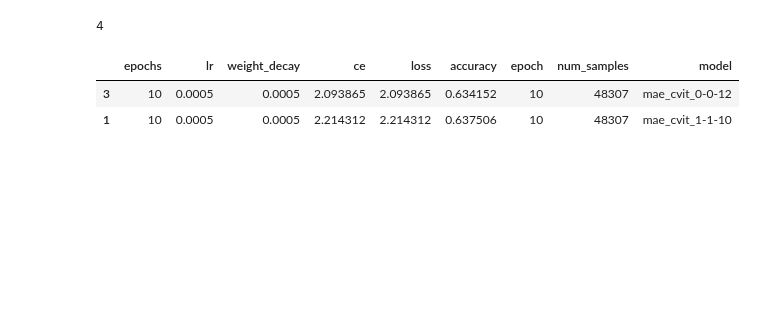
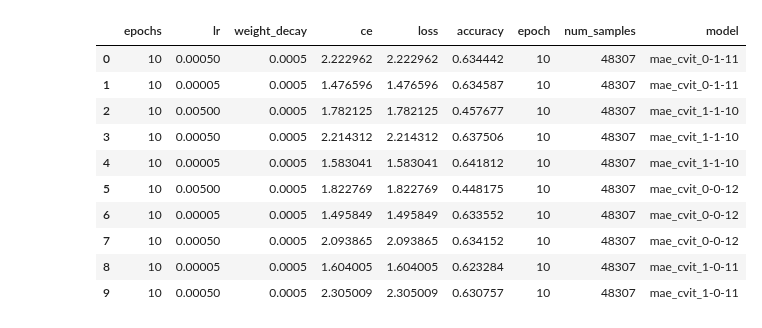
Before and after one commit to uiuctml/GeospatialFM, a Jupyter notebook: collect_results.ipynb, the cells around one changed output. Cells and saved outputs as stored; diff of their text form; code cells hidden in the pictures; blank space fills up the shorter version.

```diff
--- a/collect_results.ipynb
+++ b/collect_results.ipynb
@@ -38,27 +43,34 @@ target_logs
 # %%
 df_all = pd.DataFrame()
 for target_log in target_logs:
     name = '_'.join(target_log.split('_')[-3:])
     try:
         path = f'./results/logs/{target_log}/ft_metrics.csv'
         df = pd.read_csv(path)
         df.sort_values(by=[metric], inplace=True)
     except:
         continue
     # add model name
     df['model'] = name
     df_all = pd.concat([df_all, df], ignore_index=True)
 # df_all.sort_values(by=[metric], inplace=True)
 # get the best lr for each model
-df_all_best = df_all.loc[df_all.groupby('model')[metric].idxmax()]
-print(len(df_all))
-df_all_best.sort_values(by=[metric])
-# df_all
+# df_all_best = df_all.loc[df_all.groupby('model')[metric].idxmax()]
+# print(len(df_all))
+# df_all_best.sort_values(by=[metric])
+df_all
 # %% [output]
-4
 |  | epochs | lr | weight_decay | ce | loss | accuracy | epoch | num_samples | model |
-| 3 | 10 | 0.0005 | 0.0005 | 2.093865 | 2.093865 | 0.634152 | 10 | 48307 | mae_cvit_0-0-12 |
-| 1 | 10 | 0.0005 | 0.0005 | 2.214312 | 2.214312 | 0.637506 | 10 | 48307 | mae_cvit_1-1-10 |
+| 0 | 10 | 0.00050 | 0.0005 | 2.222962 | 2.222962 | 0.634442 | 10 | 48307 | mae_cvit_0-1-11 |
+| 1 | 10 | 0.00005 | 0.0005 | 1.476596 | 1.476596 | 0.634587 | 10 | 48307 | mae_cvit_0-1-11 |
+| 2 | 10 | 0.00500 | 0.0005 | 1.782125 | 1.782125 | 0.457677 | 10 | 48307 | mae_cvit_1-1-10 |
+| 3 | 10 | 0.00050 | 0.0005 | 2.214312 | 2.214312 | 0.637506 | 10 | 48307 | mae_cvit_1-1-10 |
+| 4 | 10 | 0.00005 | 0.0005 | 1.583041 | 1.583041 | 0.641812 | 10 | 48307 | mae_cvit_1-1-10 |
+| 5 | 10 | 0.00500 | 0.0005 | 1.822769 | 1.822769 | 0.448175 | 10 | 48307 | mae_cvit_0-0-12 |
+| 6 | 10 | 0.00005 | 0.0005 | 1.495849 | 1.495849 | 0.633552 | 10 | 48307 | mae_cvit_0-0-12 |
+| 7 | 10 | 0.00050 | 0.0005 | 2.093865 | 2.093865 | 0.634152 | 10 | 48307 | mae_cvit_0-0-12 |
+| 8 | 10 | 0.00005 | 0.0005 | 1.604005 | 1.604005 | 0.623284 | 10 | 48307 | mae_cvit_1-0-11 |
+| 9 | 10 | 0.00050 | 0.0005 | 2.305009 | 2.305009 | 0.630757 | 10 | 48307 | mae_cvit_1-0-11 |
 # %%
 sns.lineplot(data=df_all.loc[df_all.weight_decay==5e-6], x='lr', y=metric, hue='model')
 # set x axis log scale
```
Also changed, not shown: parts of 8 cells of this notebook, 10 other files.
